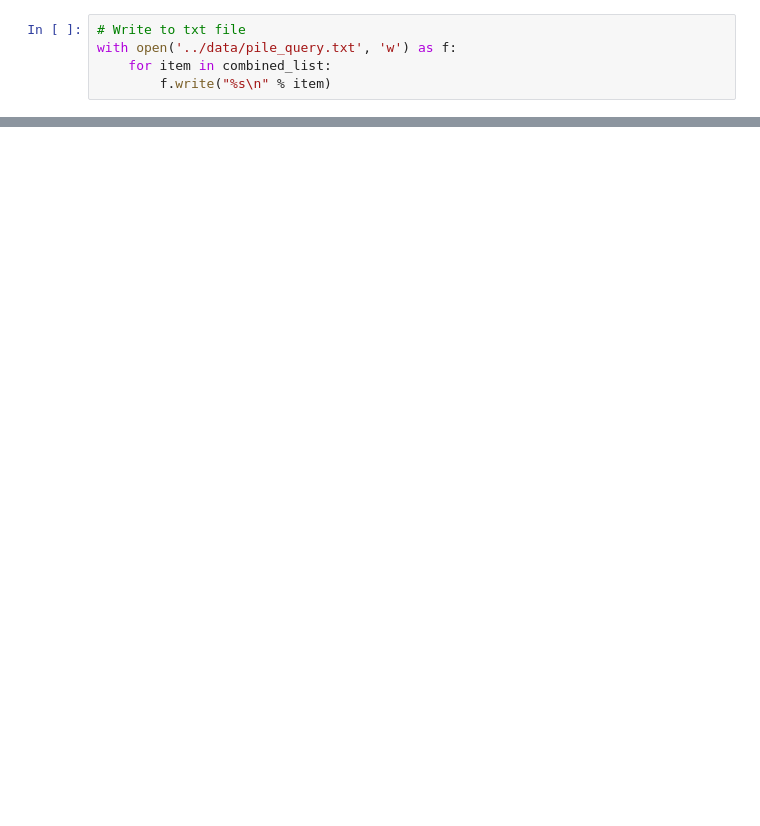
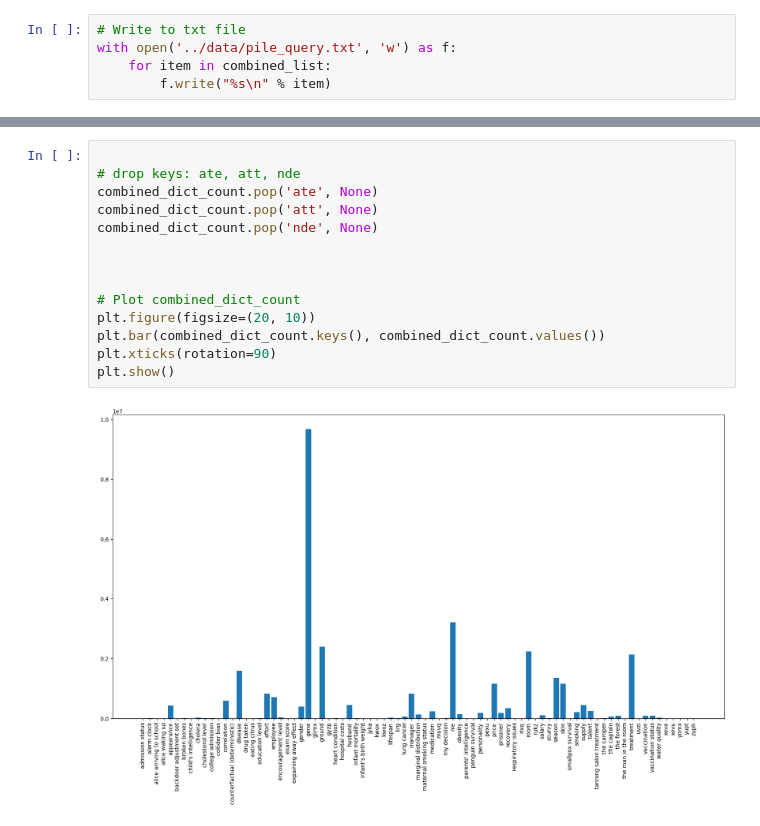
Before and after one commit to TheBlueHawk/CausalLLMs, a Jupyter notebook: testing/cladder.ipynb, the cells around one changed output, grey strips where cells are left out. Cells and saved outputs as stored; diff of their text form; blank space fills up the shorter version.

```diff
--- a/testing/cladder.ipynb
+++ b/testing/cladder.ipynb
@@ -236,0 +345,16 @@ with open('../data/pile_query.txt', 'w') as f:
+# %%
+
+# drop keys: ate, att, nde
+combined_dict_count.pop('ate', None)
+combined_dict_count.pop('att', None)
+combined_dict_count.pop('nde', None)
+
+
+
+# Plot combined_dict_count
+plt.figure(figsize=(20, 10))
+plt.bar(combined_dict_count.keys(), combined_dict_count.values())
+plt.xticks(rotation=90)
+plt.show()
+# %% [output]
+[figure, added]
```
Also changed, not shown: parts of 11 cells of this notebook, 4 other files.
